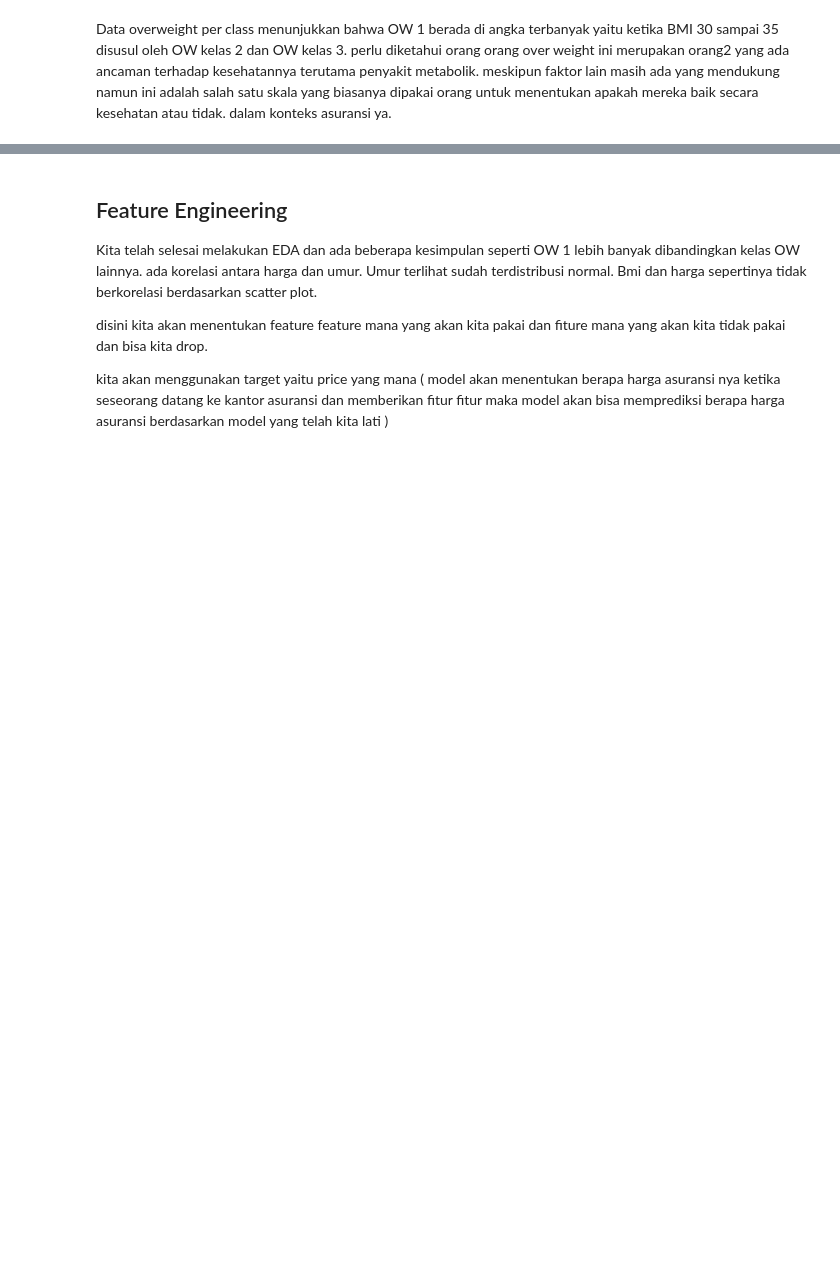
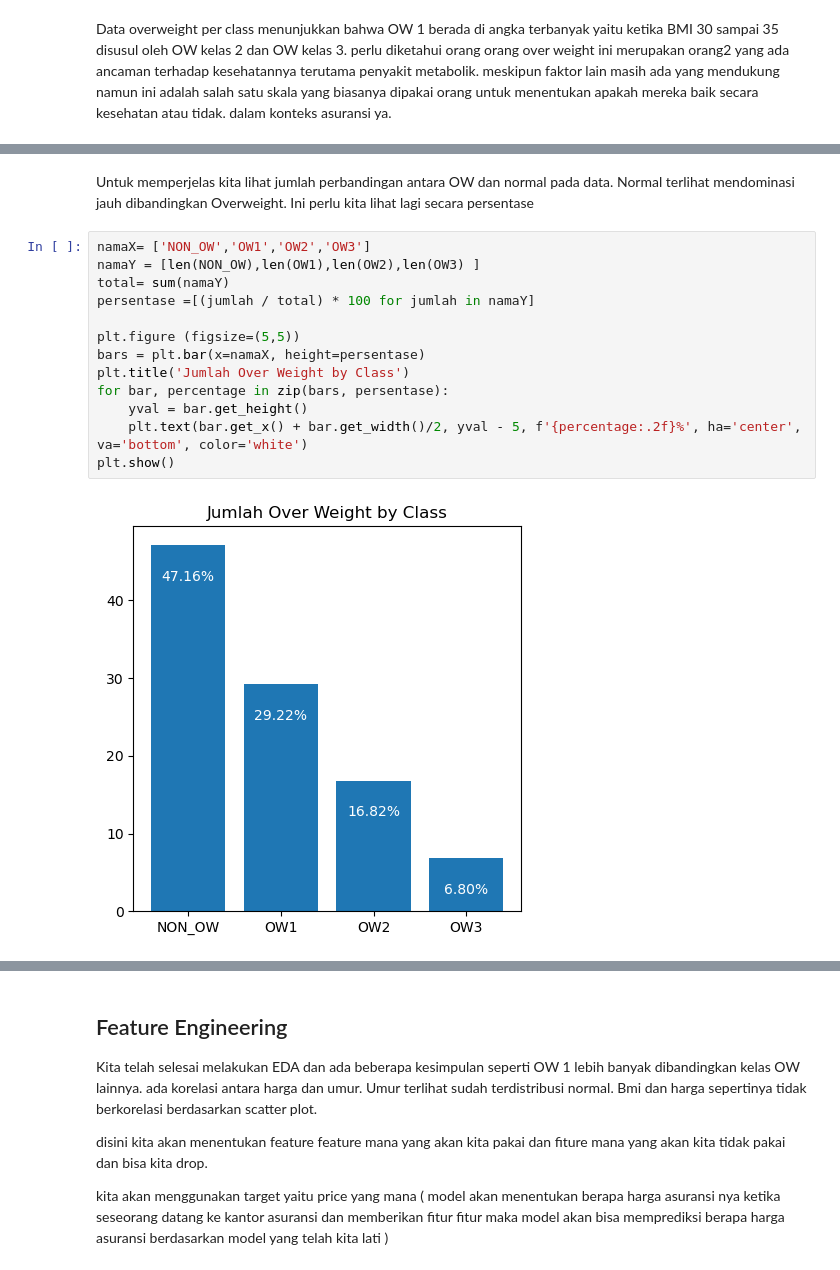
Before and after one commit to asanmaulana/kumpulan_ngc, a Jupyter notebook: h8dsft_ngc_ml_w1.ipynb, the cells around one changed output, grey strips where cells are left out. Saved outputs shown, nothing was run; the diff lists cells and outputs as text; blank space fills up the shorter version.

```diff
--- a/h8dsft_ngc_ml_w1.ipynb
+++ b/h8dsft_ngc_ml_w1.ipynb
@@ -170,0 +229,17 @@ Data overweight per class menunjukkan bahwa OW 1 berada di angka terbanyak yaitu
+# %% [markdown]
+Untuk memperjelas kita lihat jumlah perbandingan antara OW dan normal pada data. Normal terlihat mendominasi jauh dibandingkan Overweight. Ini perlu kita lihat lagi secara persentase
+# %%
+namaX= ['NON_OW','OW1','OW2','OW3']
+namaY = [len(NON_OW),len(OW1),len(OW2),len(OW3) ]
+total= sum(namaY)
+persentase =[(jumlah / total) * 100 for jumlah in namaY]
+
+plt.figure (figsize=(5,5))
+bars = plt.bar(x=namaX, height=persentase)
+plt.title('Jumlah Over Weight by Class')
+for bar, percentage in zip(bars, persentase):
+    yval = bar.get_height()
+    plt.text(bar.get_x() + bar.get_width()/2, yval - 5, f'{percentage:.2f}%', ha='center', va='bottom', color='white')
+plt.show()
+# %% [output]
+[figure, added]
```
Also changed, not shown: parts of 30 cells of this notebook.
